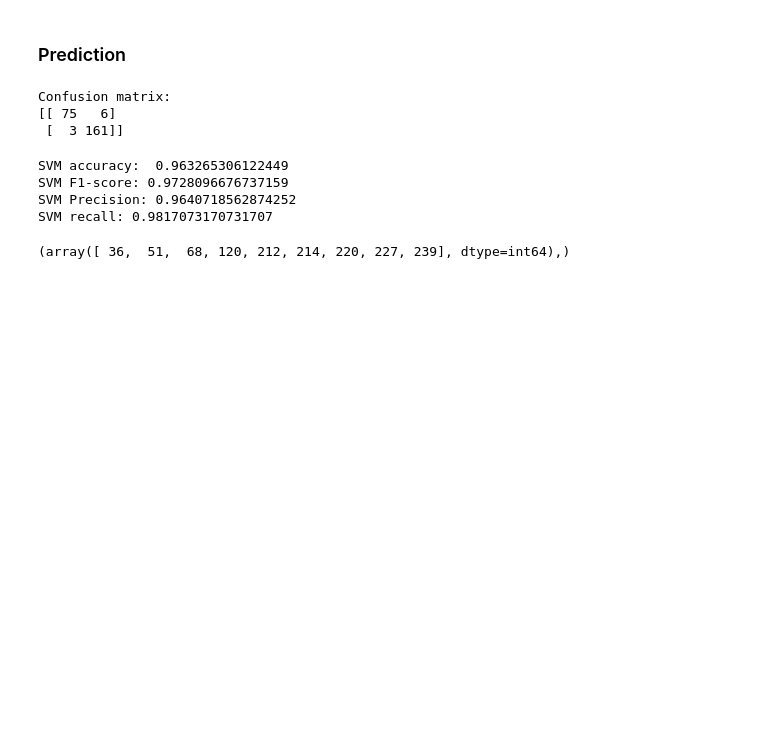
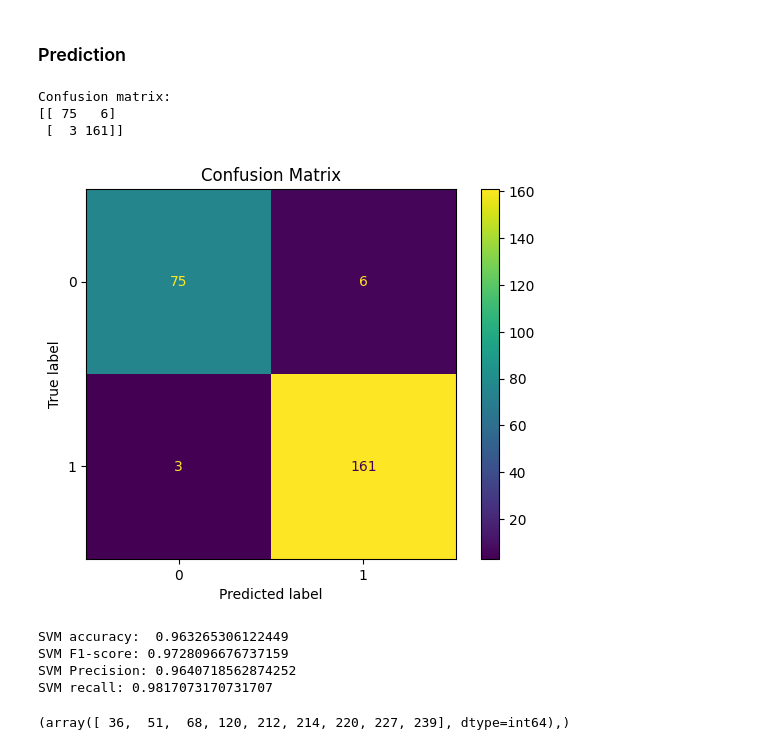
Before and after one commit to dharan1999/Brain-Tumor-Detection, a Jupyter notebook: Classification model.ipynb, the cells around one changed output. Cells and saved outputs as stored; diff of their text form; code cells hidden in the pictures; blank space fills up the shorter version.

```diff
--- a/Classification model.ipynb
+++ b/Classification model.ipynb
@@ -178,6 +214,13 @@ print(svm_confusionmatrix)
 Confusion matrix:
 [[ 75   6]
  [  3 161]]
+# %%
+disp = ConfusionMatrixDisplay(confusion_matrix=svm_confusionmatrix, display_labels=lg.classes_)
+disp.plot()
+plt.title('Confusion Matrix')
+plt.show()
+# %% [output]
+[figure, added]
 # %%
 svm_accuracy = accuracy_score(ytest,pred)
 svm_f1 = f1_score(ytest, pred)
```
Also changed, not shown: parts of 6 cells of this notebook.
